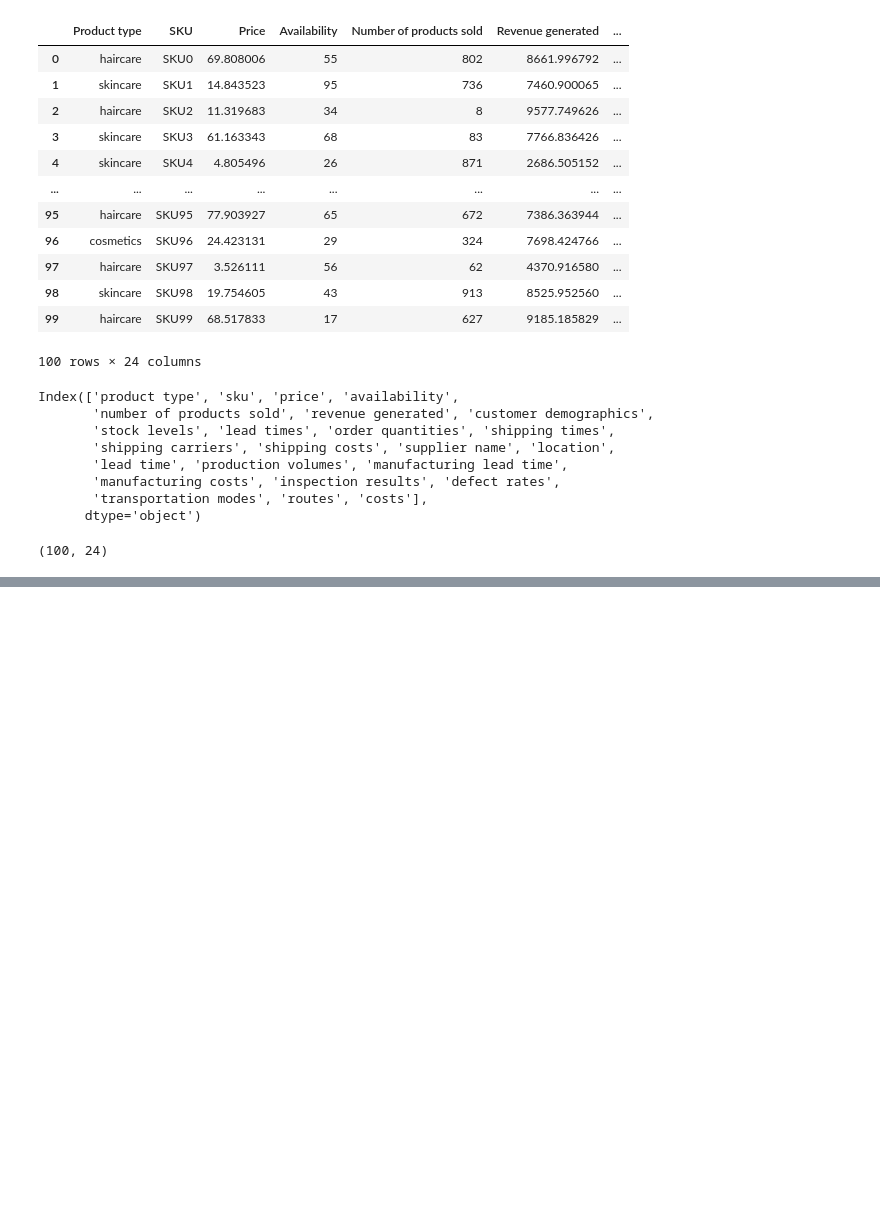
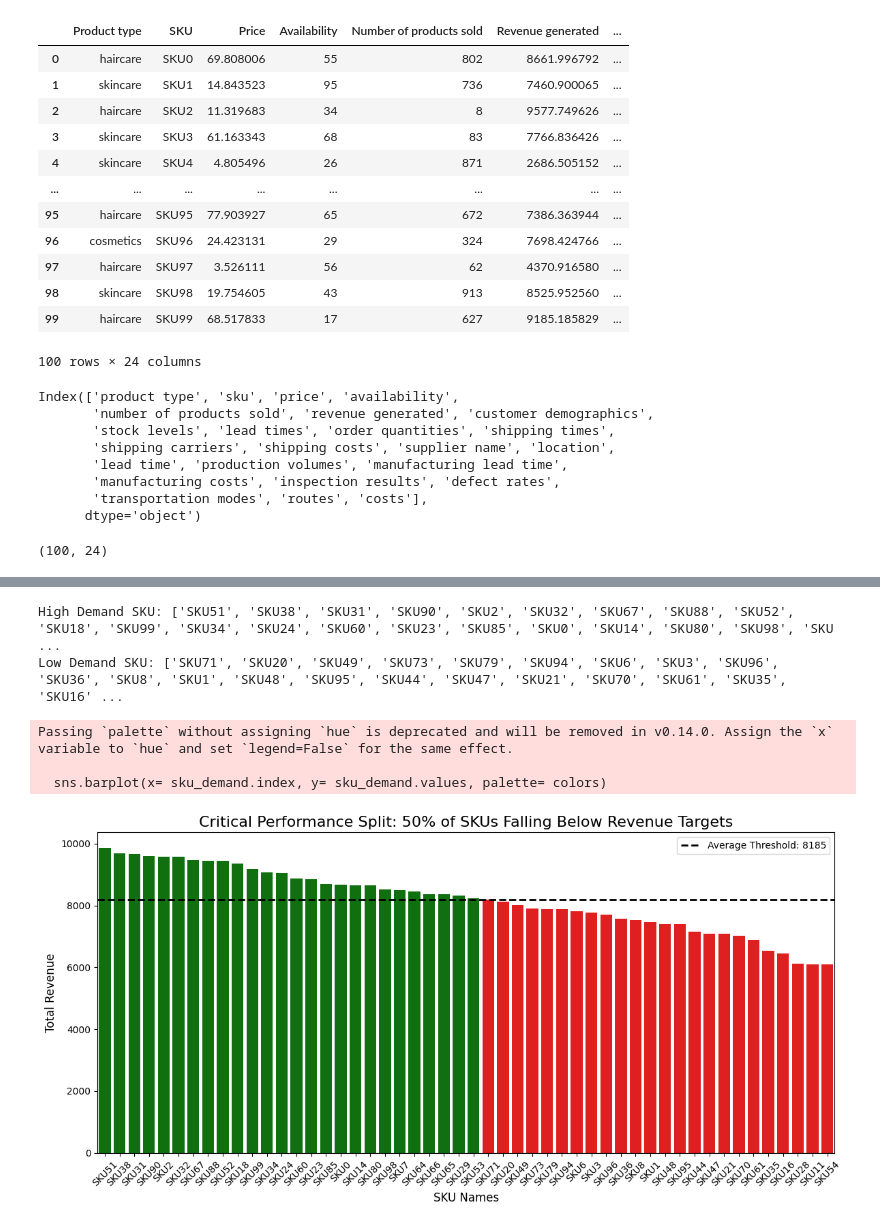
Before and after one commit to Naveengupta2006/Supply-chain-optimization, a Jupyter notebook: notebooks/Analysis.ipynb, the cells around one changed output, grey strips where cells are left out. Saved outputs shown, nothing was run; the diff lists cells and outputs as text; code cells hidden in the pictures; blank space fills up the shorter version.

```diff
--- a/notebooks/Analysis.ipynb
+++ b/notebooks/Analysis.ipynb
@@ -131,0 +180,36 @@ df.shape
+# %%
+# identify high-demand vs low-demand products.
+threshold = sku_demand.mean()
+
+high_demand_sku = sku_demand[sku_demand >= threshold]
+low_demand_sku = sku_demand[sku_demand < threshold]
+
+print("High Demand SKU:",high_demand_sku.index.to_list())
+print("Low Demand SKU:", low_demand_sku.index.to_list())
+
+# define colour using if-else function
+colors = ['green' if x >= threshold else 'red' for x in sku_demand]
+
+# create bar plot
+plt.figure(figsize=(12,6))
+
+# use seaborn for the bar chart
+sns.barplot(x= sku_demand.index, y= sku_demand.values, palette= colors)
+
+# add a dashed line to show the average threshold
+plt.axhline(threshold, color='black', linestyle='--', linewidth=2, label= f'Average Threshold: {threshold:.0f}')
+
+plt.title('Critical Performance Split: 50% of SKUs Falling Below Revenue Targets', fontsize= 16)
+plt.xlabel('SKU Names', fontsize= 12)
+plt.ylabel('Total Revenue', fontsize= 12)
+plt.legend()
+plt.xticks(rotation= 45)
+plt.tight_layout()
+plt.show()
+# %% [output]
+High Demand SKU: ['SKU51', 'SKU38', 'SKU31', 'SKU90', 'SKU2', 'SKU32', 'SKU67', 'SKU88', 'SKU52', 'SKU18', 'SKU99', 'SKU34', 'SKU24', 'SKU60', 'SKU23', 'SKU85', 'SKU0', 'SKU14', 'SKU80', 'SKU98', 'SKU ...
+Low Demand SKU: ['SKU71', 'SKU20', 'SKU49', 'SKU73', 'SKU79', 'SKU94', 'SKU6', 'SKU3', 'SKU96', 'SKU36', 'SKU8', 'SKU1', 'SKU48', 'SKU95', 'SKU44', 'SKU47', 'SKU21', 'SKU70', 'SKU61', 'SKU35', 'SKU16' ...
+Passing `palette` without assigning `hue` is deprecated and will be removed in v0.14.0. Assign the `x` variable to `hue` and set `legend=False` for the same effect.
+
+  sns.barplot(x= sku_demand.index, y= sku_demand.values, palette= colors)
+[figure, added]
```
Also changed, not shown: parts of 12 cells of this notebook.
